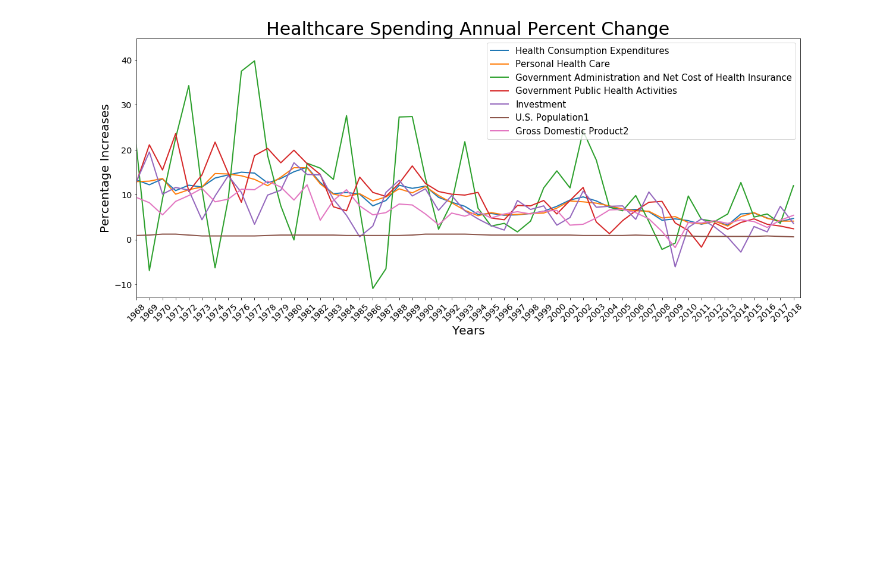
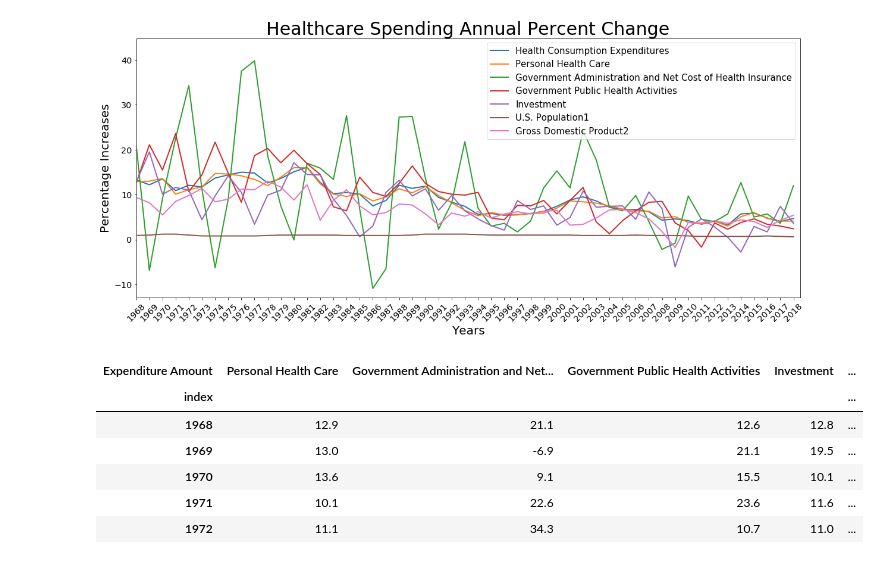
Before and after one commit to Rshn8411/project1, a Jupyter notebook: historical_data_summary.ipynb, the cells around one changed output. Saved outputs shown, nothing was run; the diff lists cells and outputs as text; code cells hidden in the pictures; blank space fills up the shorter version.

```diff
--- a/historical_data_summary.ipynb
+++ b/historical_data_summary.ipynb
@@ -173,3 +173,14 @@ plt.ylim (low, high)
 plt.show()
 # %% [output]
 [figure]
+# %%
+percent_change  = healthcare_percent_change_data_final.iloc[:,1:7]
+percent_change.head()
+# %% [output]
+| Expenditure Amount | Personal Health Care | Government Administration and Net... | Government Public Health Activities | Investment | ... |
+| index |  |  |  |  | ... |
+| 1968 | 12.9 | 21.1 | 12.6 | 12.8 | ... |
+| 1969 | 13.0 | -6.9 | 21.1 | 19.5 | ... |
+| 1970 | 13.6 | 9.1 | 15.5 | 10.1 | ... |
+| 1971 | 10.1 | 22.6 | 23.6 | 11.6 | ... |
+| 1972 | 11.1 | 34.3 | 10.7 | 11.0 | ... |
```
Also changed, not shown: parts of 1 cell of this notebook, 2 other files.
